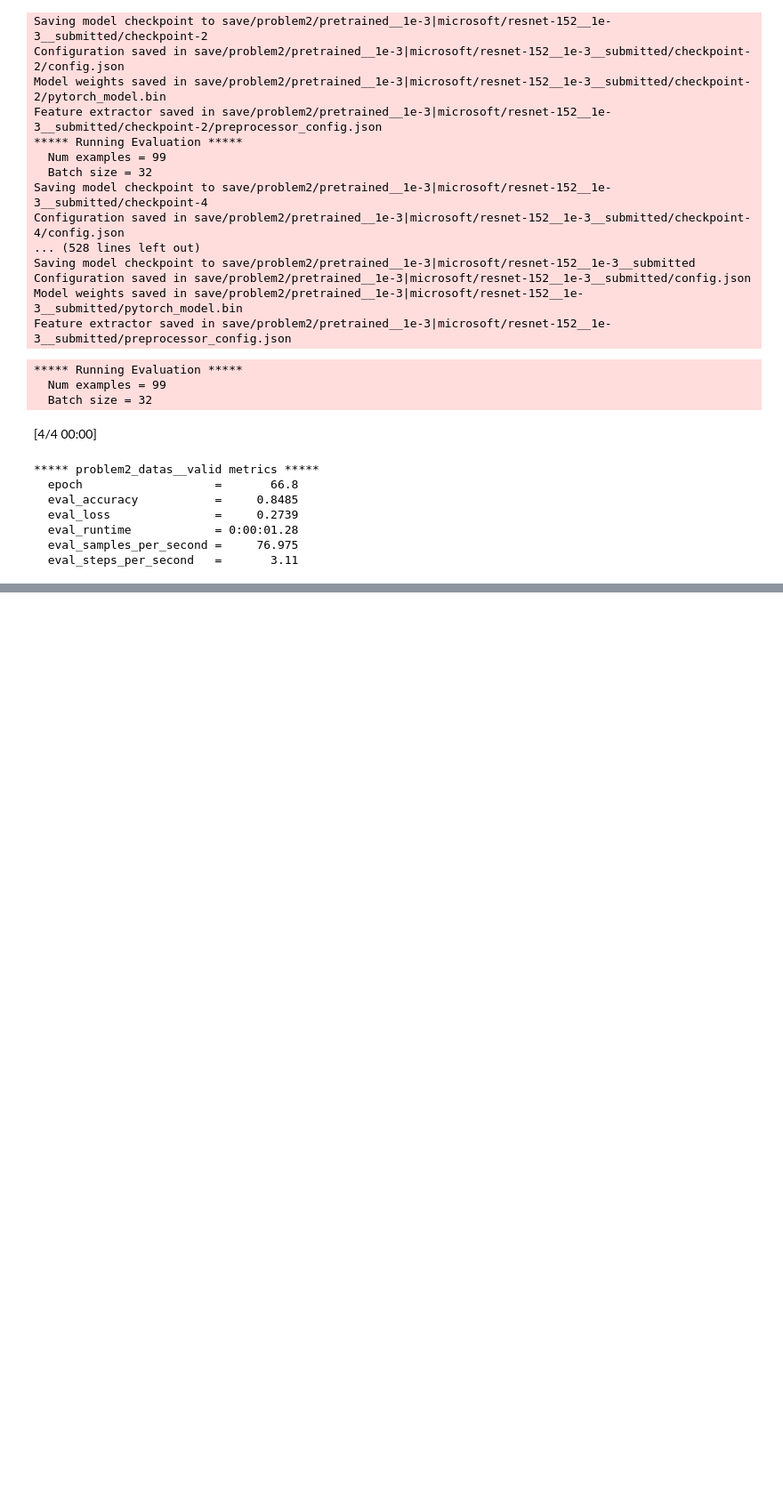
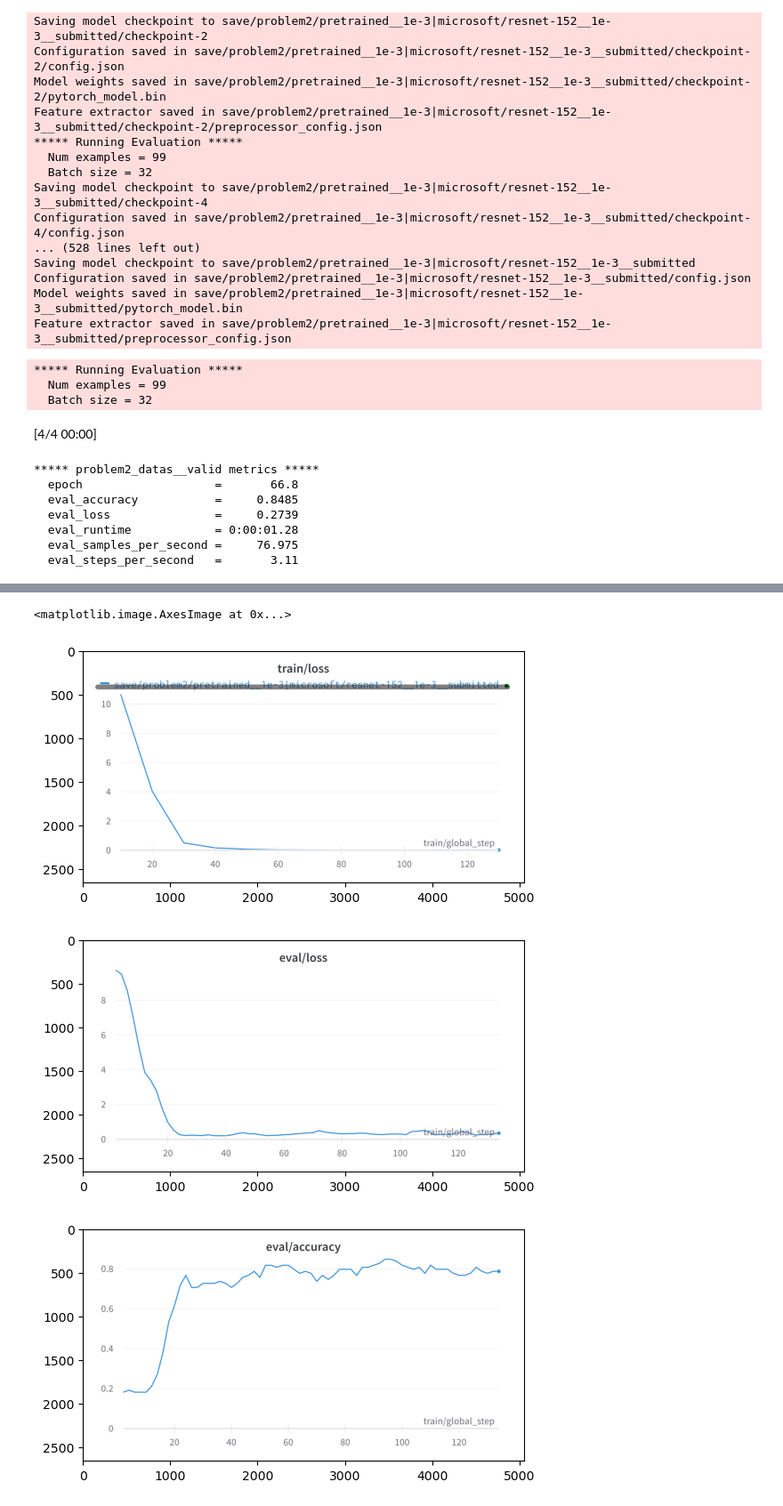
Before and after one commit to holylovenia/ai-healthcare, a Jupyter notebook: assignment1/problem2-testasvalid-resnet1.ipynb, the cells around one changed output, grey strips where cells are left out. Shown at 89% size. Drawn from its saved outputs; the diff is of its cells as text; code cells hidden in the pictures; blank space fills up the shorter version.

```diff
--- a/assignment1/problem2-testasvalid-resnet1.ipynb
+++ b/assignment1/problem2-testasvalid-resnet1.ipynb
@@ -715,0 +974,17 @@ plt.imshow(img)
+# %%
+plt.figure()
+img = mpimg.imread("./log/problem2/setting2/setting2_train_loss.png")
+plt.imshow(img)
+
+plt.figure()
+img = mpimg.imread("./log/problem2/setting2/setting2_valid_loss.png")
+plt.imshow(img)
+
+plt.figure()
+img = mpimg.imread("./log/problem2/setting2/setting2_valid_acc.png")
+plt.imshow(img)
+# %% [output]
+<matplotlib.image.AxesImage at 0x...>
+[figure, added]
+[figure, added]
+[figure, added]
```
Also changed, not shown: parts of 30 cells of this notebook, 3 other files.
